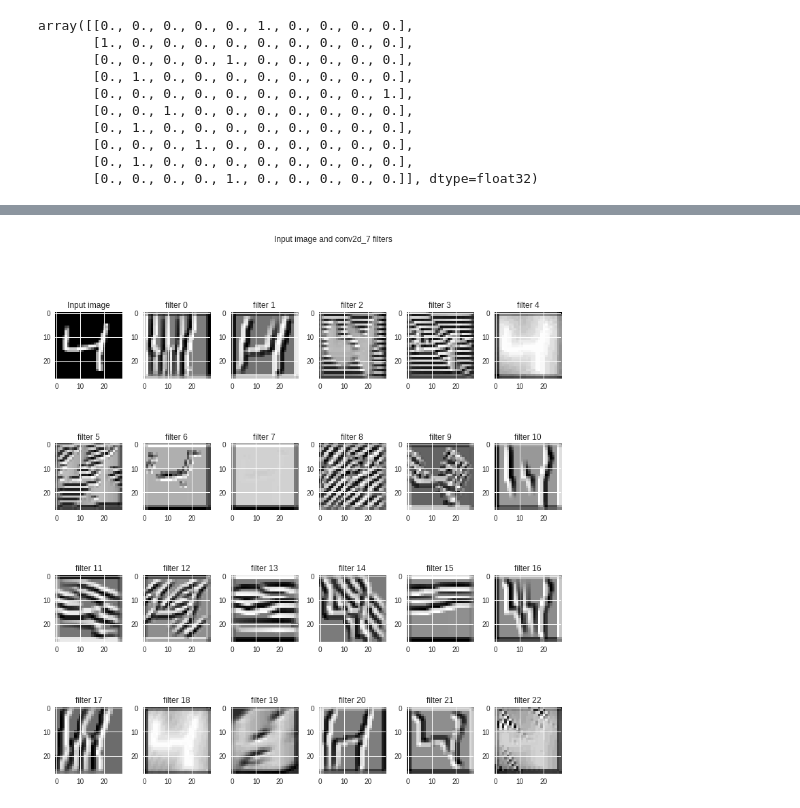
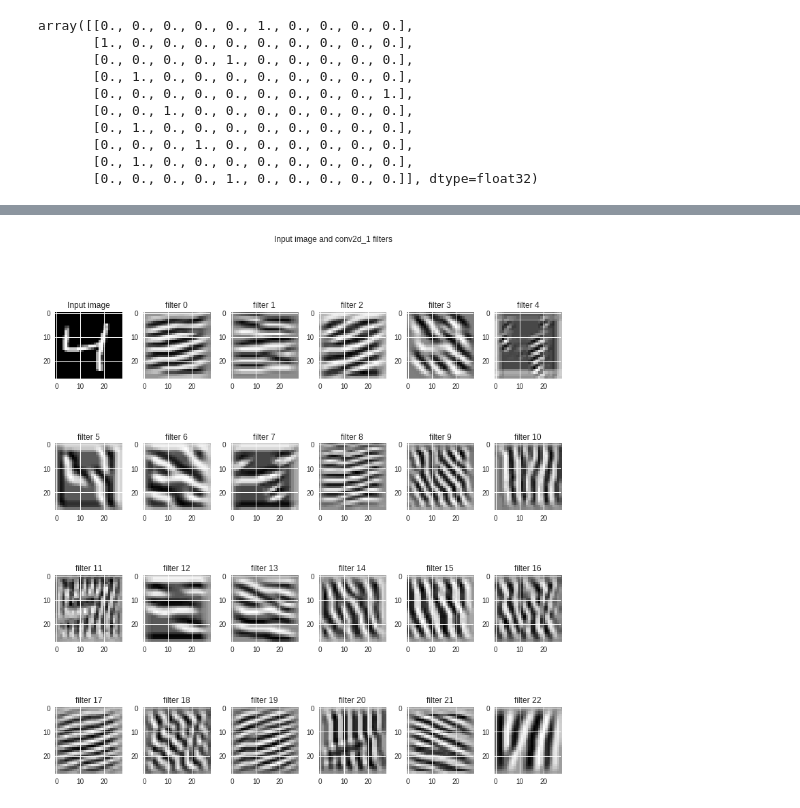
Before and after one commit to Curiousss/InkerIntern, a Jupyter notebook: 1st_DNN.ipynb, the cells around one changed output, grey strips where cells are left out. Drawn from its saved outputs; the diff is of its cells as text; code cells hidden in the pictures.

```diff
--- a/1st_DNN.ipynb
+++ b/1st_DNN.ipynb
@@ -171,7 +176,7 @@ def deprocess_image(x):
     return x
 
 def vis_img_in_filter(img = np.array(X_train[2]).reshape((1, 28, 28, 1)).astype(np.float64),
-                      layer_name = 'conv2d_7'):
+                      layer_name = 'conv2d_1'):
     layer_output = layer_dict[layer_name].output
     img_ascs = list()
     for filter_index in range(layer_output.shape[3]):
@@ -194,31 +199,31 @@ def vis_img_in_filter(img = np.array(X_train[2]).reshape((1, 28, 28, 1)).astype(
         img_asc = np.array(img)
         # run gradient ascent for 20 steps
         for i in range(20):
             loss_value, grads_value = iterate([img_asc])
             img_asc += grads_value * step
 
         img_asc = img_asc[0]
         img_ascs.append(deprocess_image(img_asc).reshape((28, 28)))
 
     if layer_output.shape[3] >= 35:
         plot_x, plot_y = 6, 6
     elif layer_output.shape[3] >= 23:
         plot_x, plot_y = 4, 6
     elif layer_output.shape[3] >= 11:
         plot_x, plot_y = 2, 6
     else:
         plot_x, plot_y = 1, 2
     fig, ax = plt.subplots(plot_x, plot_y, figsize = (12, 12))
     ax[0, 0].imshow(img.reshape((28, 28)), cmap = 'gray')
     ax[0, 0].set_title('Input image')
     fig.suptitle('Input image and %s filters' % (layer_name,))
     fig.tight_layout(pad = 0.3, rect = [0, 0, 0.9, 0.9])
     for (x, y) in [(i, j) for i in range(plot_x) for j in range(plot_y)]:
         if x == 0 and y == 0:
             continue
         ax[x, y].imshow(img_ascs[x * plot_y + y - 1], cmap = 'gray')
         ax[x, y].set_title('filter %d' % (x * plot_y + y - 1))
 
 vis_img_in_filter()
 # %% [output]
-[figure, old version]
+[figure, new version]
```
Also changed, not shown: parts of 7 cells of this notebook.
